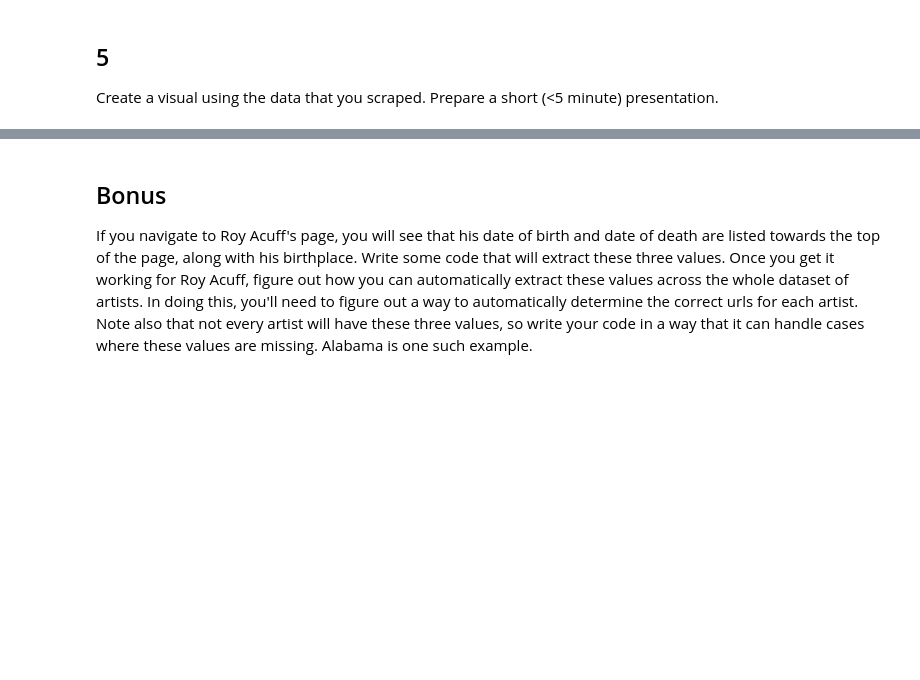
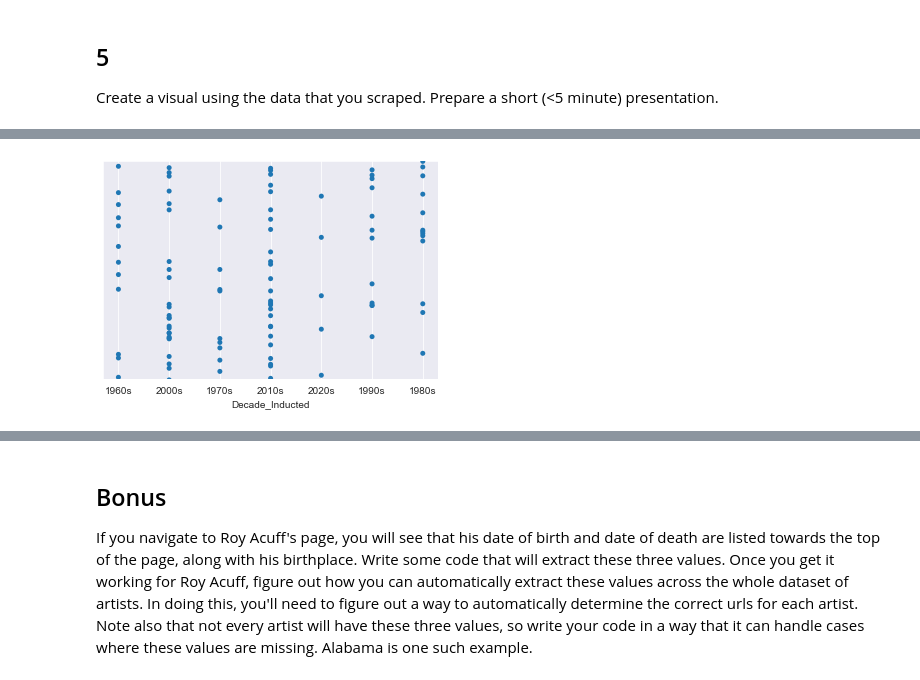
Before and after one commit to NSS-Data-Analytics-Cohort-6/web-scraping-country-music-hof-caitbrown12, a Jupyter notebook: notebook/Country_Music_HOF_webscraping.ipynb, the cells around one changed output, grey strips where cells are left out. Drawn from its saved outputs; the diff is of its cells as text; code cells hidden in the pictures; blank space fills up the shorter version.

```diff
--- a/notebook/Country_Music_HOF_webscraping.ipynb
+++ b/notebook/Country_Music_HOF_webscraping.ipynb
@@ -285,0 +346,2 @@ hof_members.head(10)
+# %%
+hof_members['Year'] = pd.to_numeric(hof_members['Year'])
@@ -295,3 +364,23 @@ import matplotlib.pyplot as plt
 import seaborn as sns
 %matplotlib inline
 from ipywidgets import interactive
+# %%
+def assign_decade(row):
+    if row <= 1969:
+        result = "1960s"
+    elif row <= 1979:
+        result = "1970s"
+    elif row <= 1989:
+        result = "1980s"
+    elif row <= 1999:
+        result = "1990s"
+    elif row <= 2009:
+        result = "2000s"
+    elif row <= 2019:
+        result = "2010s"
+    else:
+        result = "2020s"
+    return result
+
+hof_members['Decade_Inducted'] = hof_members['Year'].apply(assign_decade)
+hof_members.head(10)
@@ -297,0 +410,5 @@ from ipywidgets import interactive
+# %%
+sns.stripplot(x=hof_members['Decade_Inducted'], jitter=.75)
+plt.xticks(['1960s', '1970s', '1980s', '1990s', '2000s', '2010s', '2020s']);
+# %% [output]
+[figure, added]
```
Also changed, not shown: parts of 19 cells of this notebook.
